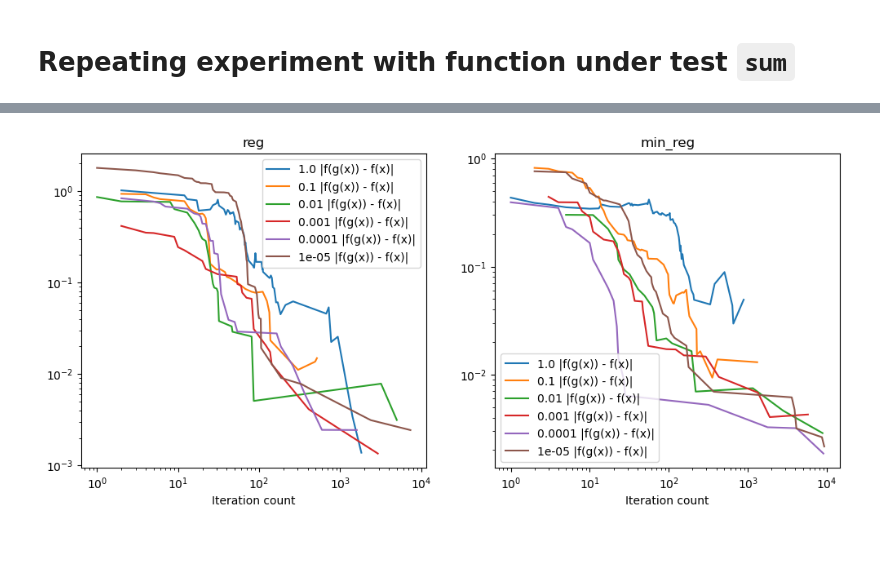
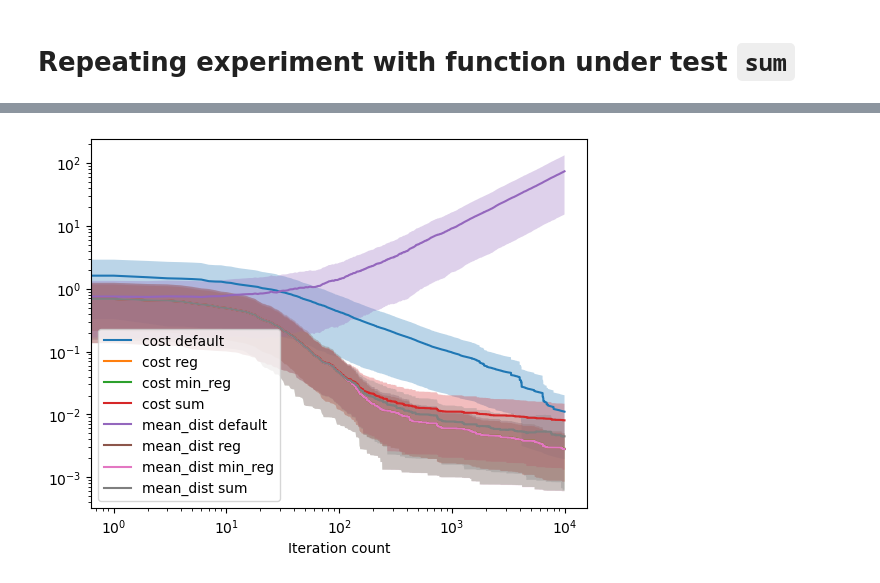
Before and after one commit to martinclaus/metamorphic-relation-detection, a Jupyter notebook: cost_functions.ipynb, the cells around one changed output, grey strips where cells are left out. Cells and saved outputs as stored; diff of their text form; code cells hidden in the pictures; blank space fills up the shorter version.

```diff
--- a/cost_functions.ipynb
+++ b/cost_functions.ipynb
@@ -145,12 +274,4 @@ Wall time: 1min 10s
-# %%
-plt.figure(figsize=(12, 5))
-for i, c_func_class in enumerate([Reg, MinReg]):
-    plt.subplot(1, 2, i+1)
-    plt.title(c_func_class.name)
-    for alpha in [1e0, 1e-1, 1e-2, 1e-3, 1e-4, 1e-5]:
-        c_func = c_func_class(function_under_test["sum"], [MRCandidate.from_identity()], alpha=alpha)
-        optimizer = Optimizer(c_func, input, rng=rng)
-        mr = optimizer.optimize(mut_scale=MUT_SCALE, timeout=10_000)
-        plot_convergence(optimizer, label=alpha, cost=False)
-# %% [output]
-[figure, removed]
+# %%
+plot_convergence_experiment(run_convergence_experiment(function_under_test["sum"]))
+# %% [output]
+[figure, added]
```
Also changed, not shown: parts of 15 cells of this notebook, 1 other file.
